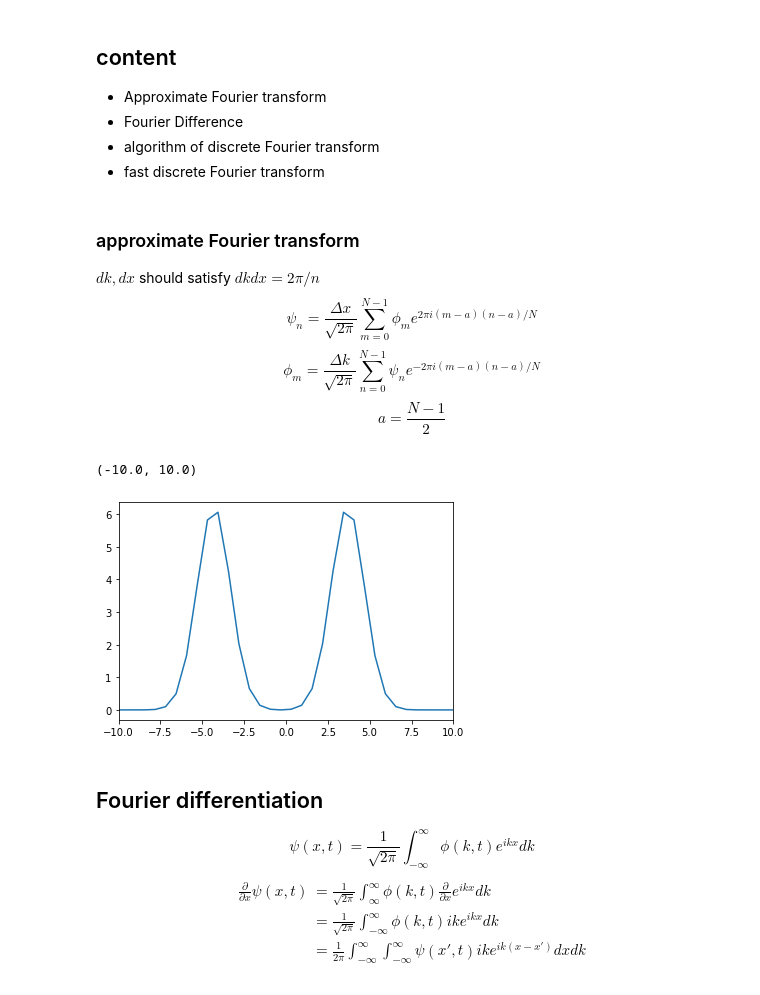
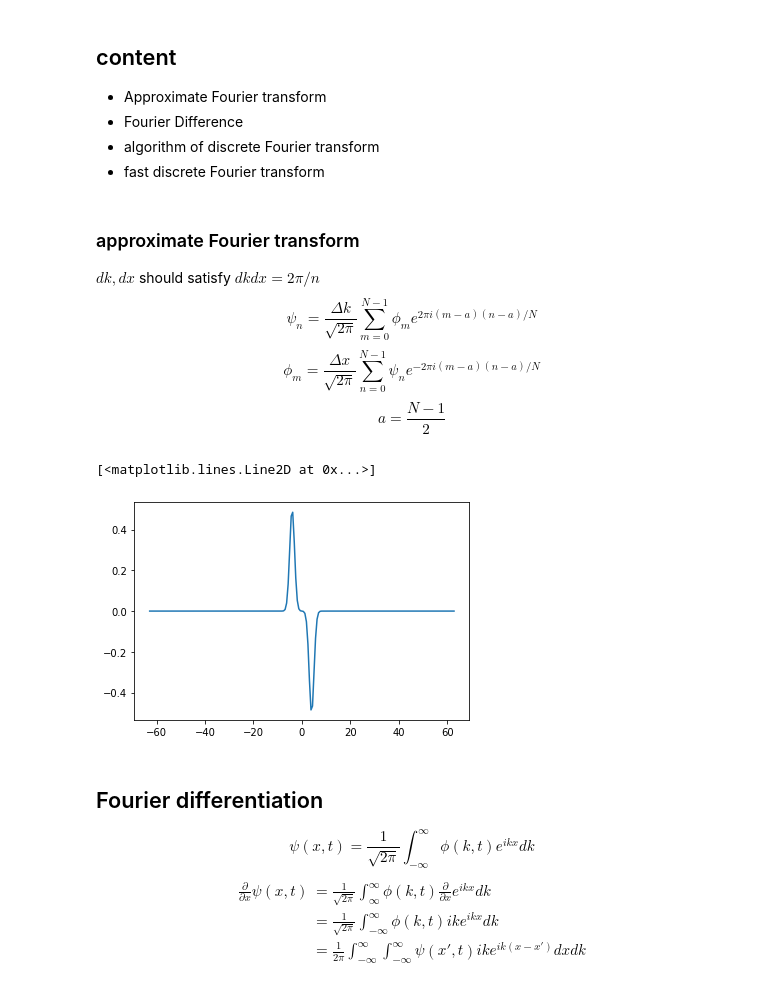
Before and after one commit to Little-old-brother-team/GroupWork, a Jupyter notebook: Review/9_Fourier.ipynb, the cells around one changed output. Drawn from its saved outputs; the diff is of its cells as text; code cells hidden in the pictures.

```diff
--- a/Review/9_Fourier.ipynb
+++ b/Review/9_Fourier.ipynb
@@ -7,8 +7,8 @@
 # %% [markdown]
 ### approximate Fourier transform
 $dk,dx$ should satisfy $dkdx = 2\pi/n$
-$$\psi_n = \frac{\Delta x}{\sqrt{2\pi}}\sum_{m=0}^{N-1}\phi_m e^{2\pi i (m-a)(n-a)/N}$$
-$$\phi_m = \frac{\Delta k}{\sqrt{2\pi}}\sum_{n=0}^{N-1}\psi_n e^{-2\pi i (m-a)(n-a)/N}$$
+$$\psi_n = \frac{\Delta k}{\sqrt{2\pi}}\sum_{m=0}^{N-1}\phi_m e^{2\pi i (m-a)(n-a)/N}$$
+$$\phi_m = \frac{\Delta x}{\sqrt{2\pi}}\sum_{n=0}^{N-1}\psi_n e^{-2\pi i (m-a)(n-a)/N}$$
 $$a = \frac{N-1}{2}$$
 # %%
 import numpy as np
@@ -46,9 +44,14 @@ phi = np.abs(phi)
-# %%
-plt.plot(k[:-1],phi)
-plt.xlim(-10,10)
-# %% [output]
-(-10.0, 10.0)
-[figure, removed]
+# %%
+# test:
+N = 201
+halfL = 5
+psi_func = lambda x: np.exp(-(x**2)/2)*np.sin(4*x)
+
+k, phi = ApproxFourier(psi_func, N, halfL)
+plt.plot(k, phi.imag)
+# %% [output]
+[<matplotlib.lines.Line2D at 0x...>]
+[figure, added]
 # %% [markdown]
 ## Fourier differentiation
 $$\psi(x,t) = \frac{1}{\sqrt{2\pi}}\int_{-\infty}^{\infty}\phi(k,t)e^{ikx}dk$$
```
Also changed, not shown: parts of 8 cells of this notebook.
